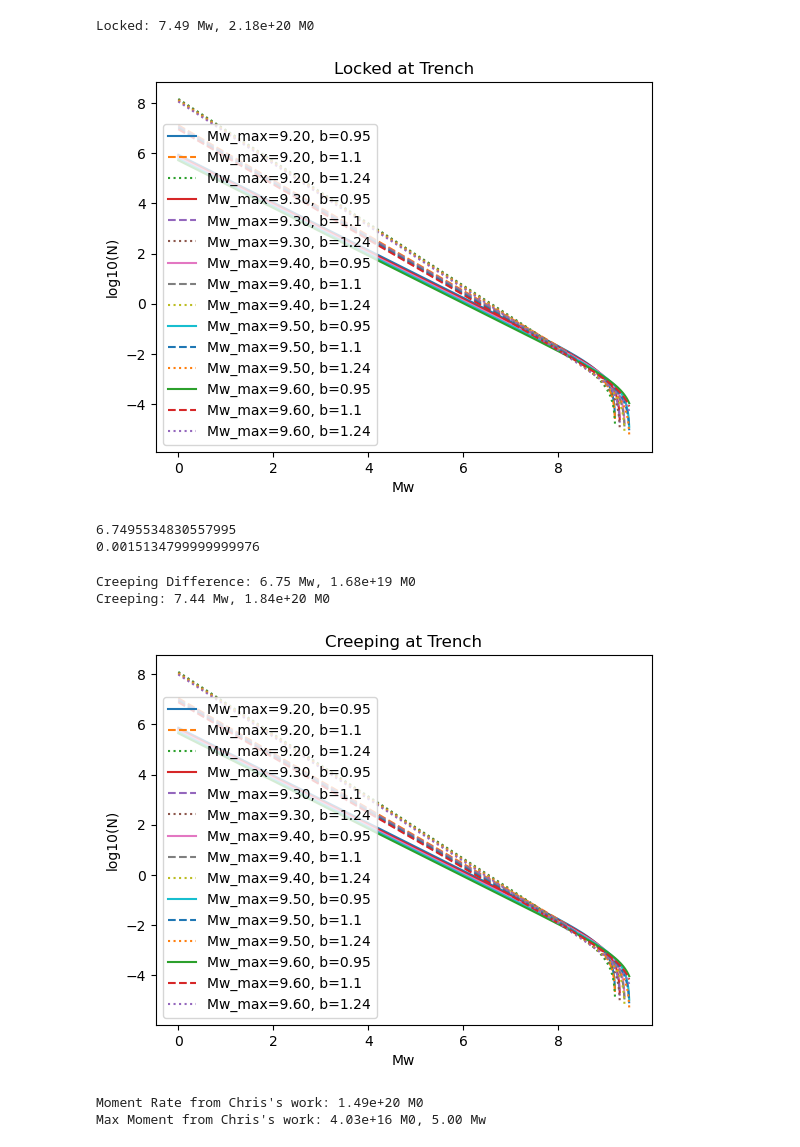
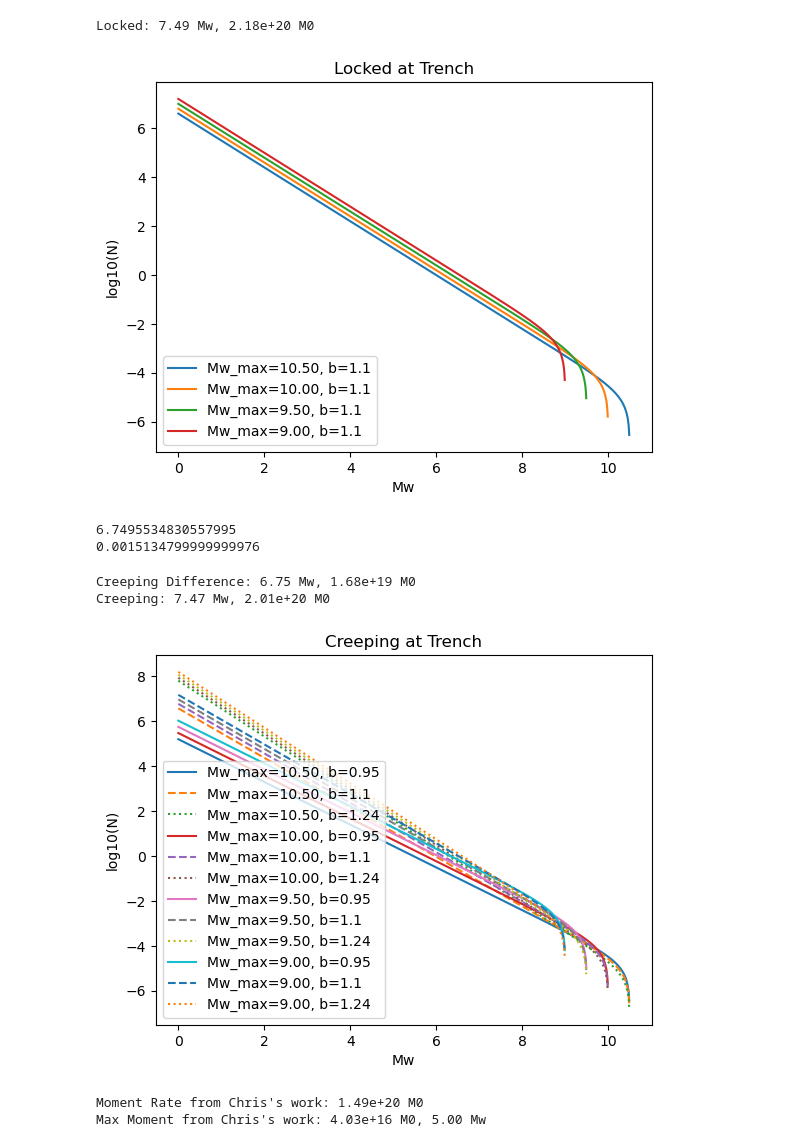
Before and after one commit to uc-eqgeo/MudPy, a Jupyter notebook: scripts/plot_tapered_GR_relation.ipynb, the cells around one changed output. Cells and saved outputs as stored; diff of their text form; code cells hidden in the pictures.

```diff
--- a/scripts/plot_tapered_GR_relation.ipynb
+++ b/scripts/plot_tapered_GR_relation.ipynb
@@ -5,39 +5,39 @@ import numpy as np
 
 def mw2mo(Mw):
     return 10 ** ((3 * Mw) / 2 + 9.1)
 
 def mo2mw(M0):
     return (2 / 3) * (np.log10(M0) - 9.1)
 
 alpha_s = 1
 mu = 3e10
 a = 5000 * 5000 * 14767
 av_slip = 19.64671 * 1e-3
 mo_rate = mu * a * av_slip
+b_values = [0.95, 1.1, 1.24]
+b_values = [1.1]
+Mw_max_array = np.arange(9.0, 11, 0.5)[::-1]
 
-Mw_bins = np.arange(0, 9.5, 0.01)
+Mw_bins = np.arange(0, np.max([Mw_max_array.max(), 9.5]), 0.01)
 M0_bins = mw2mo(Mw_bins)
 print(f"Locked: {mo2mw(mo_rate):.2f} Mw, {mo_rate:.2e} M0")
 
-Mw_max_array = np.arange(9.2, 9.6, 0.1)
-
 linestyles = ['-', '--', ':']
 for Mw_max in Mw_max_array:
-    for ix, b in enumerate([0.95, 1.1, 1.24]):
-
+    for ix, b in enumerate(b_values):
         M0_max = mw2mo(Mw_max)
         N = ((1 - ((2 * b) / 3)) / ((2*b) / 3)) * ((alpha_s * mo_rate) / M0_max) * ((M0_max / M0_bins) ** ((2*b) / 3) - 1)
 
         plt.plot(Mw_bins, np.log10(N), label=f'Mw_max={Mw_max:.2f}, b={b}', linestyle=linestyles[ix])
 plt.legend(loc='lower left')
 plt.xlabel('Mw')
 plt.ylabel('log10(N)')
 # plt.ylim(2, 10)
 plt.title('Locked at Trench')
 plt.show()
 # %% [output]
 Locked: 7.49 Mw, 2.18e+20 M0
-[figure, old version]
+[figure, new version]
 # %%
 av_slip_creep = 18.13323 * 1e-3
 slip_diff = av_slip - av_slip_creep
@@ -69,8 +69,8 @@ plt.title('Creeping at Trench')
 plt.show()
 # %% [output]
 Creeping Difference: 6.75 Mw, 1.68e+19 M0
-Creeping: 7.44 Mw, 1.84e+20 M0
+Creeping: 7.47 Mw, 2.01e+20 M0
-[figure, old version]
+[figure, new version]
 # %%
 # Calculate moment rate from Chris's work
 bvalue, n5 = 1.1, 21.5
```
Also changed, not shown: 5 other files.
